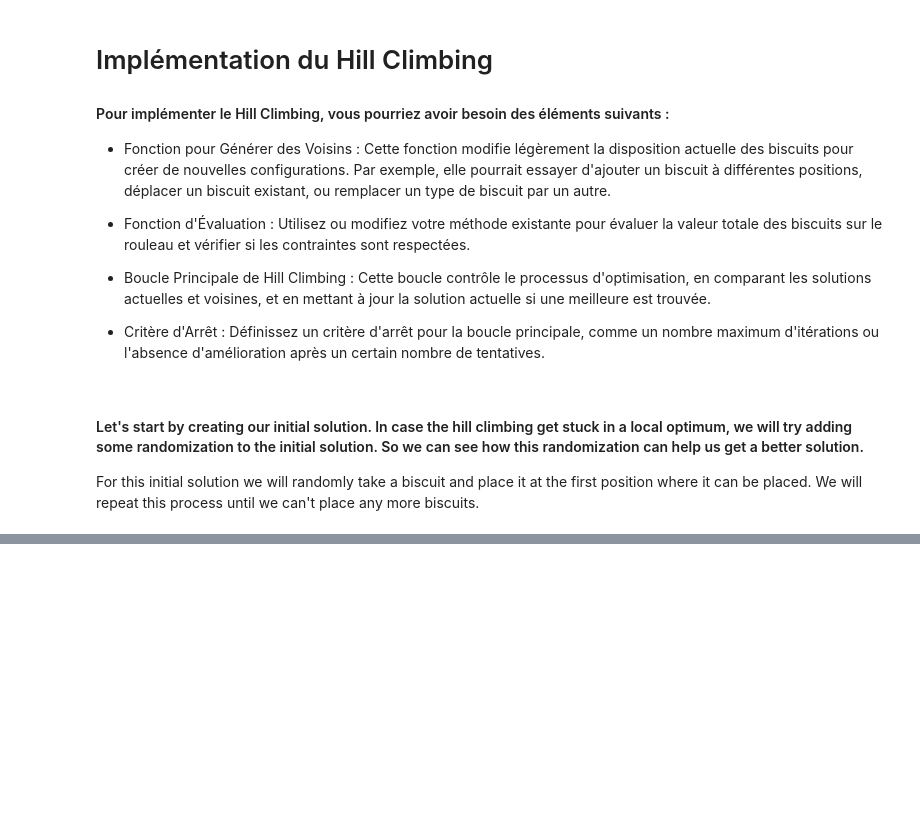
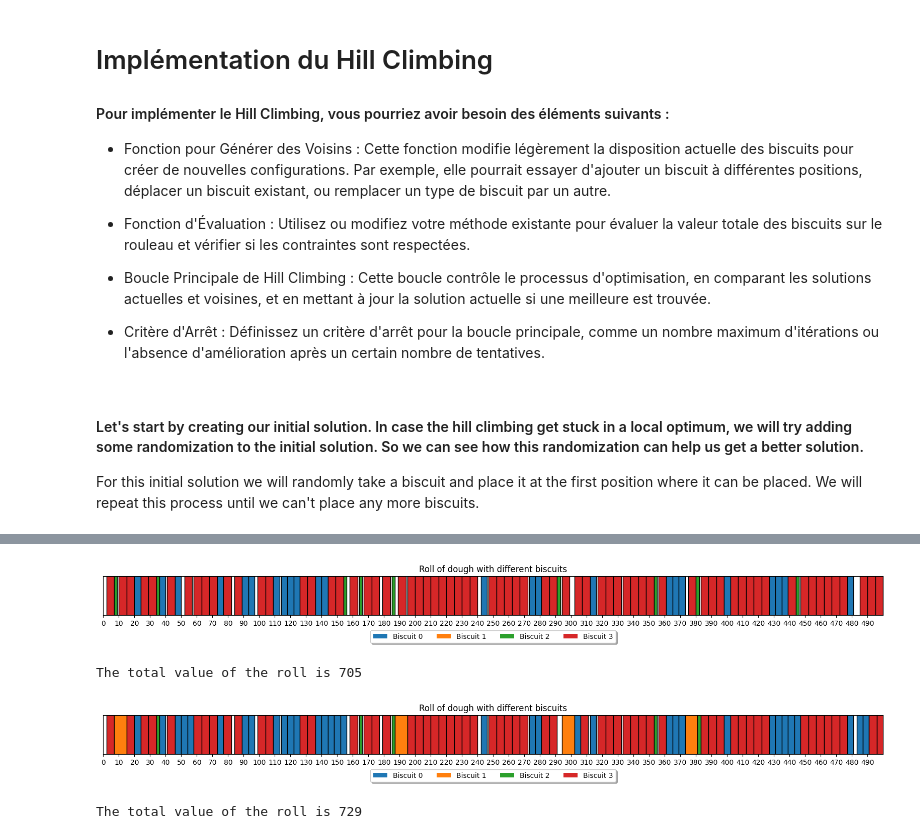
Before and after one commit to OceanSp/AI_Cookie, a Jupyter notebook: CookieFact.ipynb, the cells around one changed output, grey strips where cells are left out. Cells and saved outputs as stored; diff of their text form; code cells hidden in the pictures; blank space fills up the shorter version.

```diff
--- a/CookieFact.ipynb
+++ b/CookieFact.ipynb
@@ -375,0 +455,25 @@ The total value of the roll is 671
+# %%
+def hill_climbing(biscuits, max_iterations=1000):
+    """
+    Apply the hill climbing algorithm to find the best solution.
+
+    Args:
+        biscuits (list): the list of biscuits produced by the factory
+        max_iterations (int): the maximum number of iterations
+
+    Returns:
+        Roll: the roll of dough with the biscuits placed on it
+    """
+    # Generate an initial solution
+    #roll = generate_initial_solution(biscuits)
+    roll = generate_initial_greedy_solution(biscuits)
+    visualize_roll(roll)
+    print(f'The total value of the roll is {roll.total_value()}')
+    # Repeat until we reach a maximum number of iterations
+    for _ in range(max_iterations):
+        # Generate a neighbor solution
+        neighbor_roll = generate_neighbor_solution(roll)
+        # Evaluate the neighbor solution
+        if neighbor_roll.total_value() > roll.total_value(): # if the neighbor solution is better than the current solution
+            roll = neighbor_roll # we replace the current solution by the neighbor solution
+    return roll
@@ -375,0 +577,9 @@ The total value of the roll is 671
+# %%
+roll_hill_climbing = hill_climbing(biscuits)
+visualize_roll(roll_hill_climbing)
+print(f'The total value of the roll is {roll_hill_climbing.total_value()}')
+# %% [output]
+[figure, added]
+The total value of the roll is 705
+[figure, added]
+The total value of the roll is 729
```
Also changed, not shown: parts of 11 cells of this notebook.
